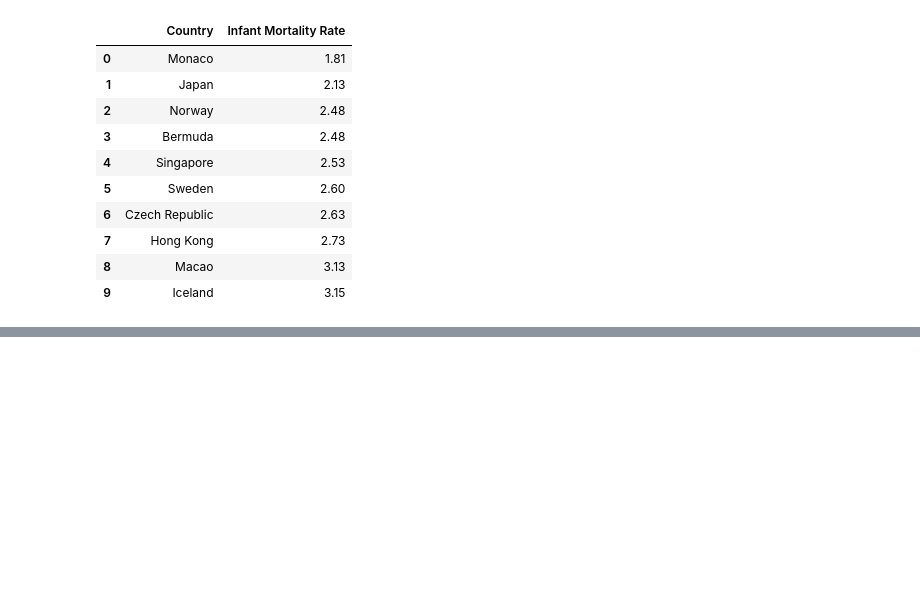
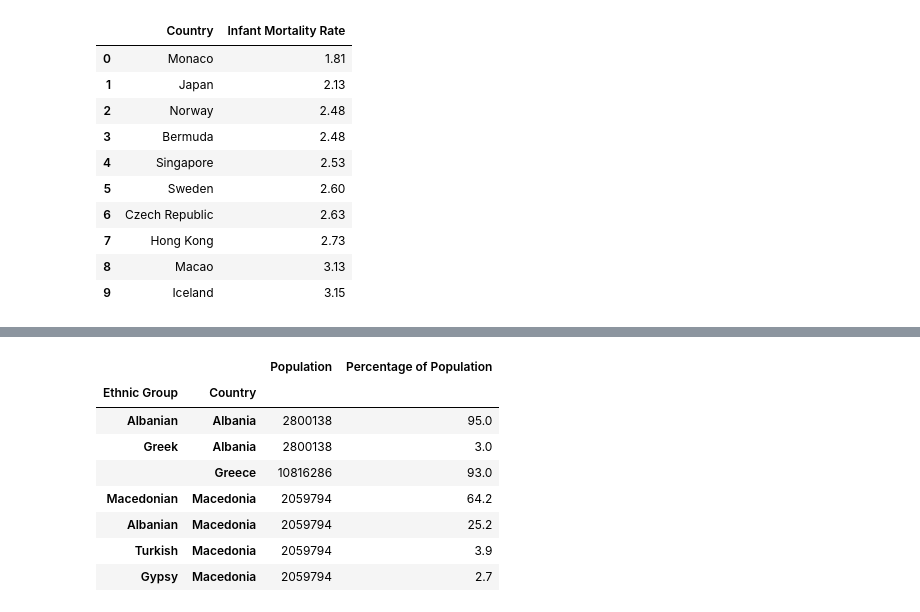
Before and after one commit to ch0ndawg/springboard, a Jupyter notebook: data_wrangling_xml/sliderule_dsi_xml_exercise.ipynb, the cells around one changed output, grey strips where cells are left out. Cells and saved outputs as stored; diff of their text form; code cells hidden in the pictures; blank space fills up the shorter version.

```diff
--- a/data_wrangling_xml/sliderule_dsi_xml_exercise.ipynb
+++ b/data_wrangling_xml/sliderule_dsi_xml_exercise.ipynb
@@ -183,0 +196,15 @@ pd.DataFrame(map(lambda tup: (tup[0],tup[1],\
+# %%
+edf = ethnic_info_df.set_index(['Ethnic Group','Country'])
+# Now set the index, to group first by ethnic group
+# and then country
+edf.head(7)
+# %% [output]
+|  |  | Population | Percentage of Population |
+| Ethnic Group | Country |  |  |
+| Albanian | Albania | 2800138 | 95.0 |
+| Greek | Albania | 2800138 | 3.0 |
+|  | Greece | 10816286 | 93.0 |
+| Macedonian | Macedonia | 2059794 | 64.2 |
+| Albanian | Macedonia | 2059794 | 25.2 |
+| Turkish | Macedonia | 2059794 | 3.9 |
+| Gypsy | Macedonia | 2059794 | 2.7 |
```
Also changed, not shown: parts of 6 cells of this notebook.
